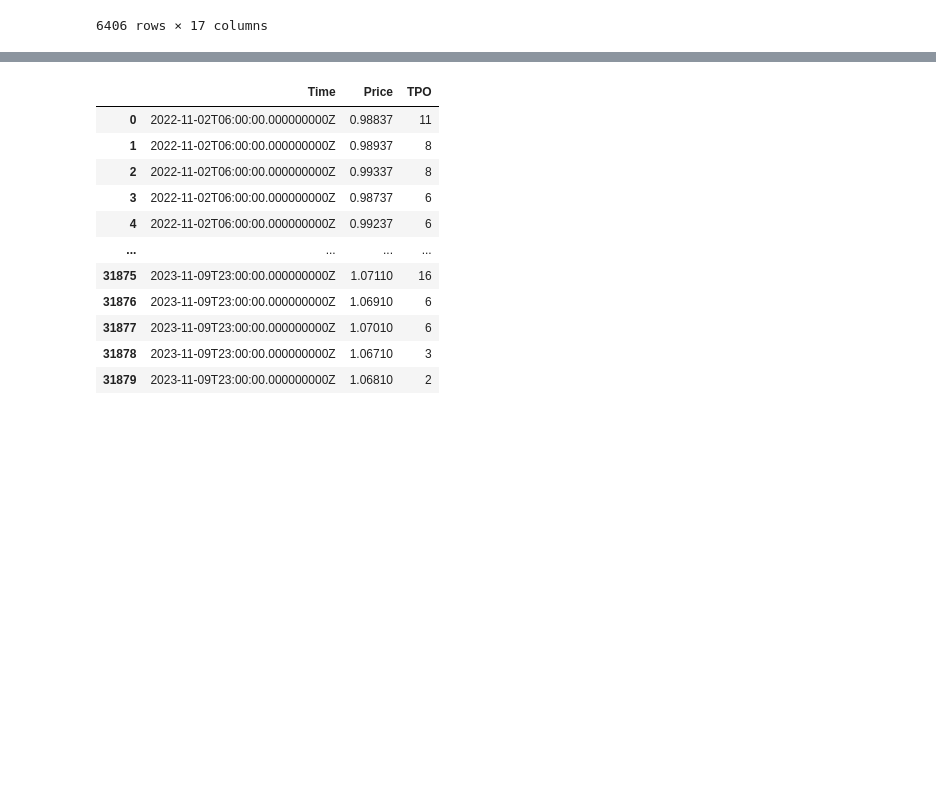
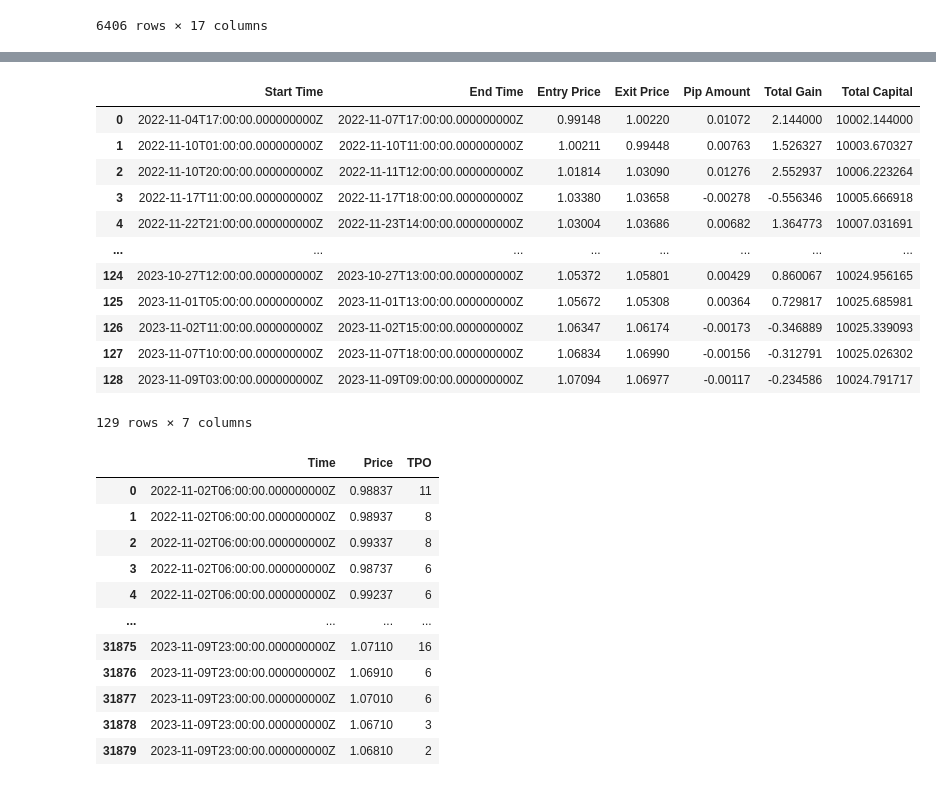
Before and after one commit to rezapaki1376/Finance, a Jupyter notebook: run_test/run-mdels.ipynb, the cells around one changed output, grey strips where cells are left out. Saved outputs shown, nothing was run; the diff lists cells and outputs as text; code cells hidden in the pictures; blank space fills up the shorter version.

Commit message:
Strategy with MA tested

```diff
--- a/run_test/run-mdels.ipynb
+++ b/run_test/run-mdels.ipynb
@@ -40,7 +40,8 @@ Response status: 200
 [6406 rows x 14 columns]
 # %%
 ob1=MA()
-x = ob1.calculate_MA(50, df)
+x = ob1.calculate_MA(20, df)
+x = ob1.calculate_MA(50, x)
 x
 # %% [output]
 |  | time | volume | mid_o | mid_h | mid_l | mid_c | bid_o | bid_h | bid_l | bid_c | ask_o | ... |
@@ -145,0 +234,3 @@ class TPO:
+# %%
+strategy = TradingStrategy(x, initial_capital=10000)
+trade_log_df = strategy.run_strategy()
@@ -146,3 +255,19 @@ class TPO:
+# %%
+trade_log_df
+# %% [output]
+|  | Start Time | End Time | Entry Price | Exit Price | Pip Amount | Total Gain | Total Capital |
+| 0 | 2022-11-04T17:00:00.000000000Z | 2022-11-07T17:00:00.000000000Z | 0.99148 | 1.00220 | 0.01072 | 2.144000 | 10002.144000 |
+| 1 | 2022-11-10T01:00:00.000000000Z | 2022-11-10T11:00:00.000000000Z | 1.00211 | 0.99448 | 0.00763 | 1.526327 | 10003.670327 |
+| 2 | 2022-11-10T20:00:00.000000000Z | 2022-11-11T12:00:00.000000000Z | 1.01814 | 1.03090 | 0.01276 | 2.552937 | 10006.223264 |
+| 3 | 2022-11-17T11:00:00.000000000Z | 2022-11-17T18:00:00.000000000Z | 1.03380 | 1.03658 | -0.00278 | -0.556346 | 10005.666918 |
+| 4 | 2022-11-22T21:00:00.000000000Z | 2022-11-23T14:00:00.000000000Z | 1.03004 | 1.03686 | 0.00682 | 1.364773 | 10007.031691 |
+| ... | ... | ... | ... | ... | ... | ... | ... |
+| 124 | 2023-10-27T12:00:00.000000000Z | 2023-10-27T13:00:00.000000000Z | 1.05372 | 1.05801 | 0.00429 | 0.860067 | 10024.956165 |
+| 125 | 2023-11-01T05:00:00.000000000Z | 2023-11-01T13:00:00.000000000Z | 1.05672 | 1.05308 | 0.00364 | 0.729817 | 10025.685981 |
+| 126 | 2023-11-02T11:00:00.000000000Z | 2023-11-02T15:00:00.000000000Z | 1.06347 | 1.06174 | -0.00173 | -0.346889 | 10025.339093 |
+| 127 | 2023-11-07T10:00:00.000000000Z | 2023-11-07T18:00:00.000000000Z | 1.06834 | 1.06990 | -0.00156 | -0.312791 | 10025.026302 |
+| 128 | 2023-11-09T03:00:00.000000000Z | 2023-11-09T09:00:00.000000000Z | 1.07094 | 1.06977 | -0.00117 | -0.234586 | 10024.791717 |
+129 rows × 7 columns
 # %%
 ob3 = TPO()
 tpo_df = ob3.calculate_TPO(x,30,0.001)
```
Also changed, not shown: parts of 16 cells of this notebook, 2 other files.
